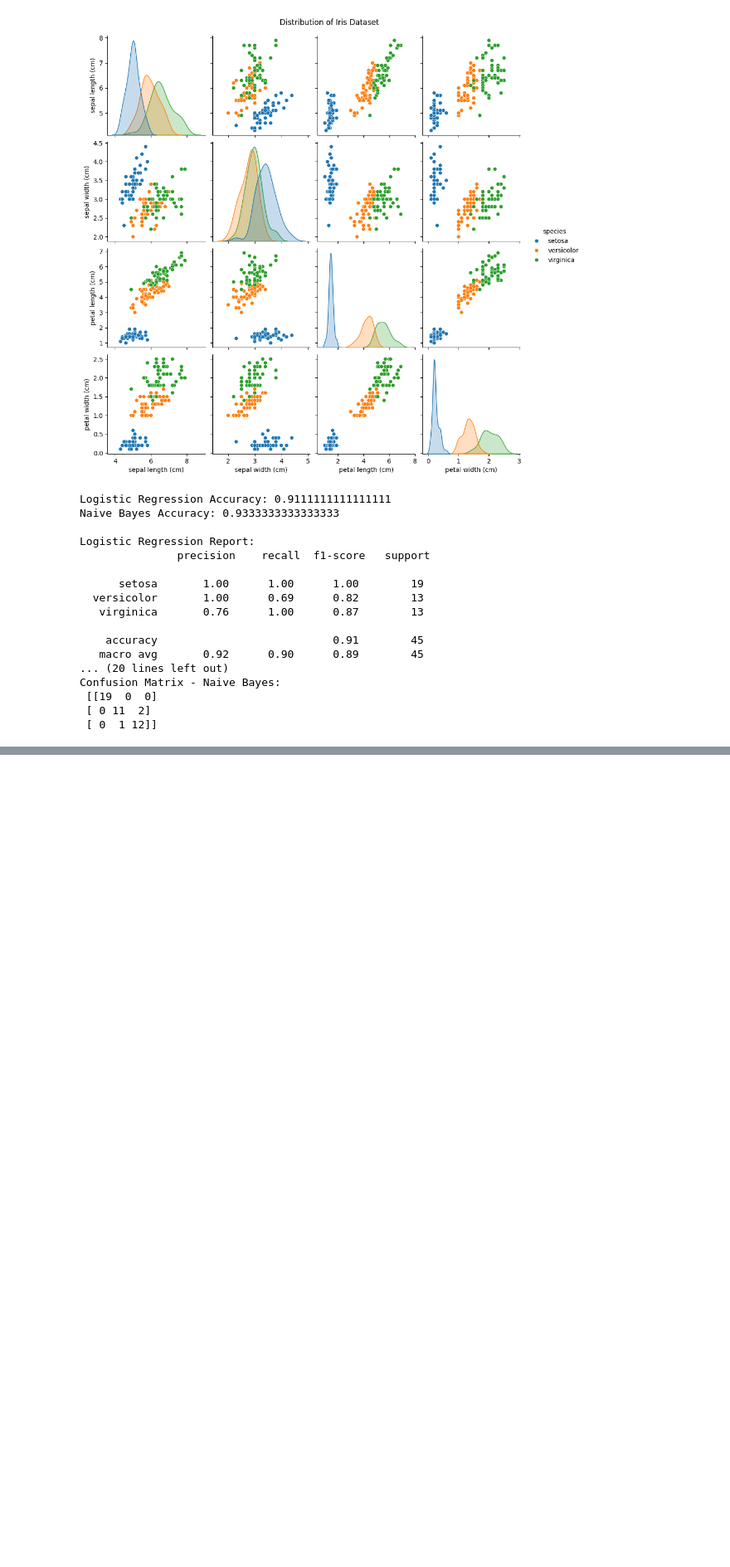
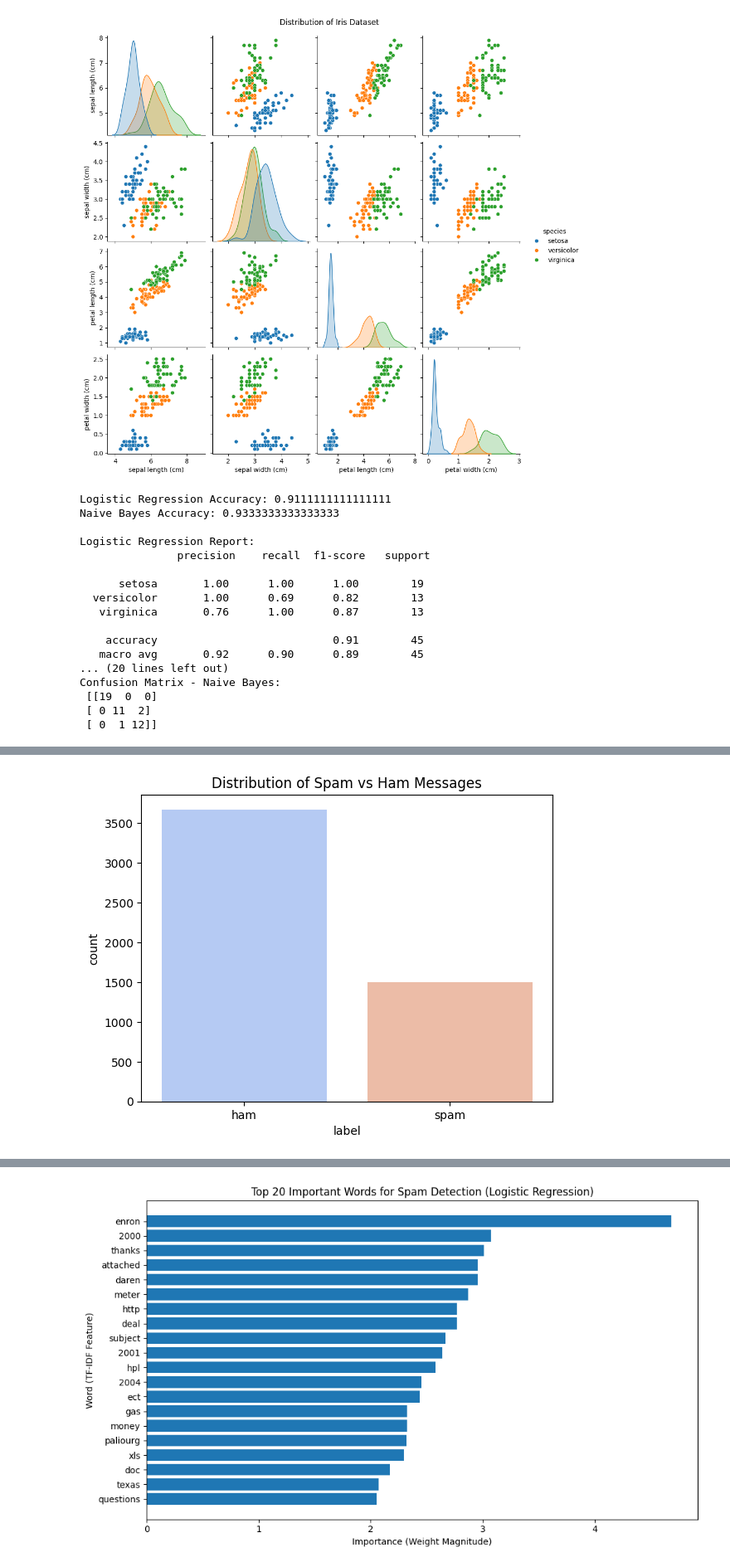
Before and after one commit to nusratjannat-2001/Machine_learning_lab, a Jupyter notebook: task_1.ipynb, the cells around one changed output, grey strips where cells are left out. Shown at 83% size. Saved outputs shown, nothing was run; the diff lists cells and outputs as text; code cells hidden in the pictures; blank space fills up the shorter version.

```diff
--- a/task_1.ipynb
+++ b/task_1.ipynb
@@ -203,3 +203,71 @@ Confusion Matrix - Naive Bayes:
  [ 0 10  3]
  [ 0  2 11]]
 [figure]
+# %%
+import pandas as pd
+import matplotlib.pyplot as plt
+import seaborn as sns
+from sklearn.preprocessing import LabelEncoder
+from sklearn.model_selection import train_test_split
+from sklearn.feature_extraction.text import TfidfVectorizer
+from sklearn.linear_model import LogisticRegression
+from sklearn.metrics import accuracy_score, classification_report, confusion_matrix
+import numpy as np
+
+
+# 1️⃣ Load dataset
+df = pd.read_csv("spam.csv", encoding="latin-1")
+
+# Keep only useful columns
+df = df.rename(columns={"v1": "label", "v2": "text"})
+df = df[["label", "text"]]
+
+print("🔹 First 10 rows of the Spam dataset:")
+print(df.head(10))
+
+# 2️⃣ Encode target variable (spam = 1, ham = 0)
+label_encoder = LabelEncoder()
+df["label_encoded"] = label_encoder.fit_transform(df["label"])
+target_names = list(label_encoder.classes_)  # ['ham', 'spam']
+
+# 3️⃣ Show class distribution
+sns.countplot(x="label", hue="label", data=df, palette="coolwarm", legend=False)
+plt.title("Distribution of Spam vs Ham Messages")
+plt.show()
+
+# 4️⃣ Convert text data into numeric features using TF-IDF
+vectorizer = TfidfVectorizer(stop_words="english", max_features=1000)
+X = vectorizer.fit_transform(df["text"])
+y = df["label_encoded"].values
+
+# 5️⃣ Train-test split
+X_train, X_test, y_train, y_test = train_test_split(X, y, test_size=0.3, random_state=42)
+
+# 6️⃣ Train Logistic Regression (just like in Iris example)
+model = LogisticRegression(max_iter=1000)
+model.fit(X_train, y_train)
+y_pred = model.predict(X_test)
+
+# 7️⃣ Evaluation
+print("\nLogistic Regression Accuracy:", accuracy_score(y_test, y_pred))
+print("\nClassification Report:\n", classification_report(y_test, y_pred, target_names=target_names))
+print("\nConfusion Matrix:\n", confusion_matrix(y_test, y_pred))
+
+importance = np.abs(model.coef_[0])
+feature_names = np.array(vectorizer.get_feature_names_out())
+
+# Create DataFrame for visualization
+importance_df = pd.DataFrame({
+    "Feature": feature_names,
+    "Importance": importance
+}).sort_values(by="Importance", ascending=False).head(20)  # Top 20 most important words
+
+# 7️⃣ Plot Feature Importance
+plt.figure(figsize=(10, 6))
+plt.barh(importance_df["Feature"][::-1], importance_df["Importance"][::-1])
+plt.xlabel("Importance (Weight Magnitude)")
+plt.ylabel("Word (TF-IDF Feature)")
+plt.title("Top 20 Important Words for Spam Detection (Logistic Regression)")
+plt.tight_layout()
+plt.show()
+# %% [output]
@@ -205,0 +286 @@ Confusion Matrix - Naive Bayes:
+[figure, added]
@@ -205,0 +303 @@ Confusion Matrix - Naive Bayes:
+[figure, added]
```
Also changed, not shown: parts of 2 cells of this notebook, 6 other files.
